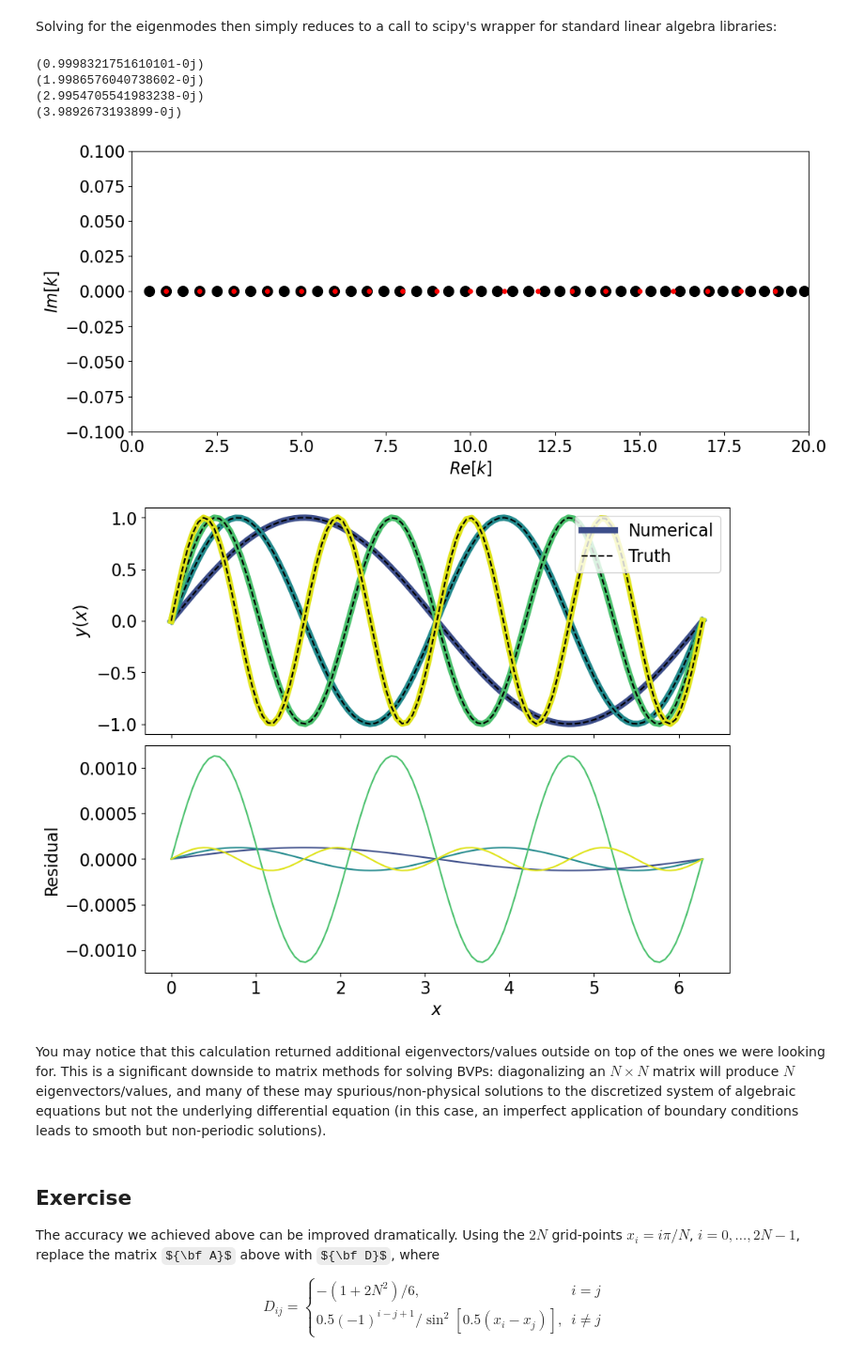
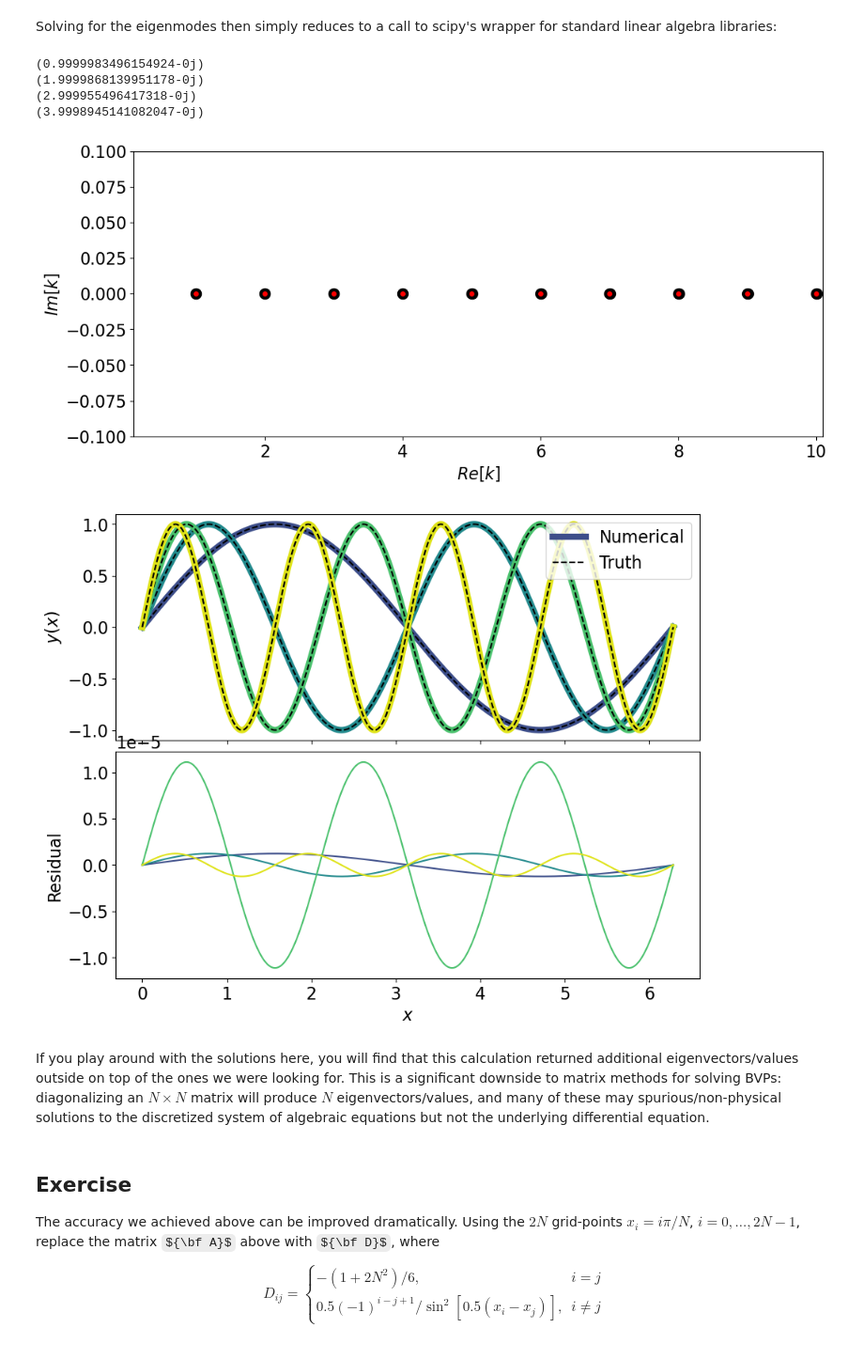
Before and after one commit to CITA/CTA200H, a Jupyter notebook: lecture_4_numerical_python/5_boundary_value_problems.ipynb, the cells around one changed output. Shown: that part at 94% size. Drawn from its saved outputs; the diff is of its cells as text; code cells hidden in the pictures; some formulas as TeX source.

```diff
--- a/lecture_4_numerical_python/5_boundary_value_problems.ipynb
+++ b/lecture_4_numerical_python/5_boundary_value_problems.ipynb
@@ -156,7 +156,7 @@ where $h$ is the grid-spacing. The interior rows of ${\bf A}$ with indices $i>0$
 
 The remaining rows $i=0$ and $i=N-1$ can be used to encode the two boundary conditions for this second-order differential equation. Let's construct this discretized representation of the differential operator:
 # %%
-N = 100
+N = 1000
 x = np.linspace(0,2*np.pi,N)
 h = x[1]-x[0]
 
@@ -168,13 +168,15 @@ for i in range(1,N-1):
     A[i,i+1]= 1./h/h
 B = np.eye(N) # RHS matrix in eqn of form A.dot(y)=lm*B.dot(y)
 
-# now we encode the boundary condition that y[0]=y[-1]:
+# now we encode the boundary condition that y[0]=0:
 A[0,0] = 1.
 B[0,:] = 0
 
-# and lastly that y[0] - y[-1] = 0:
-A[-1,0]  = 1.
-A[-1,-1] =-1.
+# # and lastly that y'[0] - y'[-1] = 0:
+A[-1,0] =-1./h
+A[-1,1] = 1./h
+A[-1,-2]= 1./h
+A[-1,-1]=-1./h
 B[-1,:]  = 0
 
 # visualize the matrix:
@@ -193,43 +195,43 @@ from scipy.linalg import eig
 # compute eigenmodes
 w,y = eig(A,B)
 k = np.sqrt(-w)
 
 # plot eigenfrequencies:
 f,ax = plt.subplots(1,1,figsize=(12,5))
 ax.plot(k.real,k.imag,'ko',ms=10)
-ax.plot(np.arange(1,20),[0 for i in range(1,20)],'ro',ms=4)
+ax.plot(np.arange(1,11),[0 for i in range(1,11)],'ro',ms=4)
 ax.set_ylim([-.1,.1])
-ax.set_xlim([0,20])
+ax.set_xlim([0.1,10.1])
 ax.set_xlabel('$Re[k]$')
 ax.set_ylabel('$Im[k]$')
 
 # plot solutions:
 f,ax = plt.subplots(2,1,figsize=(10,8),sharex=True)
 cols = plt.cm.viridis(np.linspace(0,.95,5))
 for kk in range(1,5):
     idx = np.argmin(abs(k - kk))
     print(k[idx])
     soly= y[:,idx]*np.sign(y[1,idx])
     soly= soly/np.amax(abs(soly))
     ans = np.sin(kk*x)
     ax[0].plot(x,soly,label='Numerical' if kk==1 else '__nolegend__',color=cols[kk],lw=6)
     ax[0].plot(x,ans,'k--',label='Truth' if kk==1 else '__nolegend__')
     ax[1].plot(x,soly-ans,color=cols[kk])
 
 ax[1].set_xlabel('$x$')
 ax[0].set_ylabel('$y(x)$')
 ax[1].set_ylabel('Residual')
 ax[0].legend()
 plt.subplots_adjust(hspace=0.05)
 # %% [output]
-(0.9998321751610101-0j)
-(1.9986576040738602-0j)
-(2.9954705541983238-0j)
-(3.9892673193899-0j)
+(0.9999983496154924-0j)
+(1.9999868139951178-0j)
+(2.999955496417318-0j)
+(3.9998945141082047-0j)
-[figure, old version]
+[figure, new version]
-[figure, old version]
+[figure, new version]
 # %% [markdown]
-You may notice that this calculation returned additional eigenvectors/values outside on top of the ones we were looking for. This is a significant downside to matrix methods for solving BVPs: diagonalizing an $N\times N$ matrix will produce $N$ eigenvectors/values, and many of these may spurious/non-physical solutions to the discretized system of algebraic equations but not the underlying differential equation (in this case, an imperfect application of boundary conditions leads to smooth but non-periodic solutions).
+If you play around with the solutions here, you will find that this calculation returned additional eigenvectors/values outside on top of the ones we were looking for. This is a significant downside to matrix methods for solving BVPs: diagonalizing an $N\times N$ matrix will produce $N$ eigenvectors/values, and many of these may spurious/non-physical solutions to the discretized system of algebraic equations but not the underlying differential equation.
 # %% [markdown]
 ## Exercise
 
```
Also changed, not shown: parts of 5 cells of this notebook, 4 other files.
